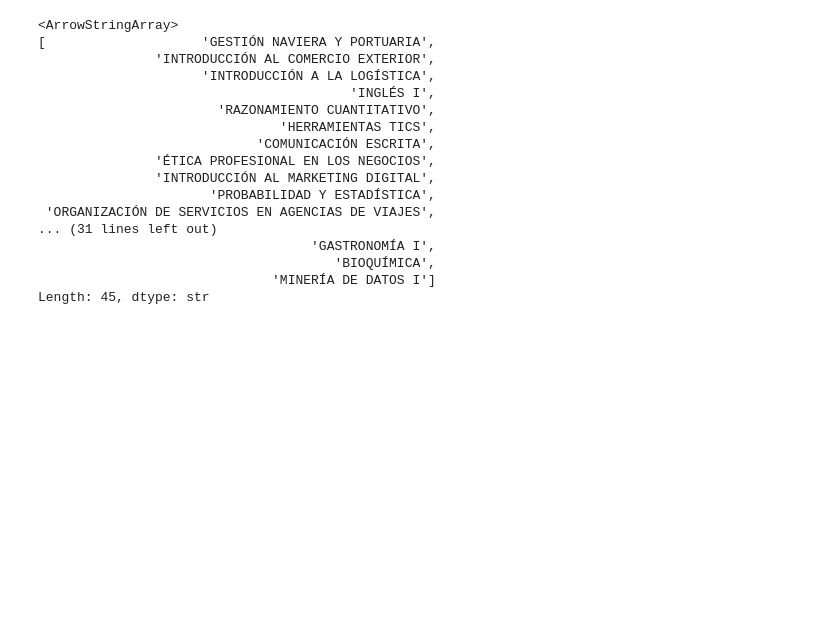
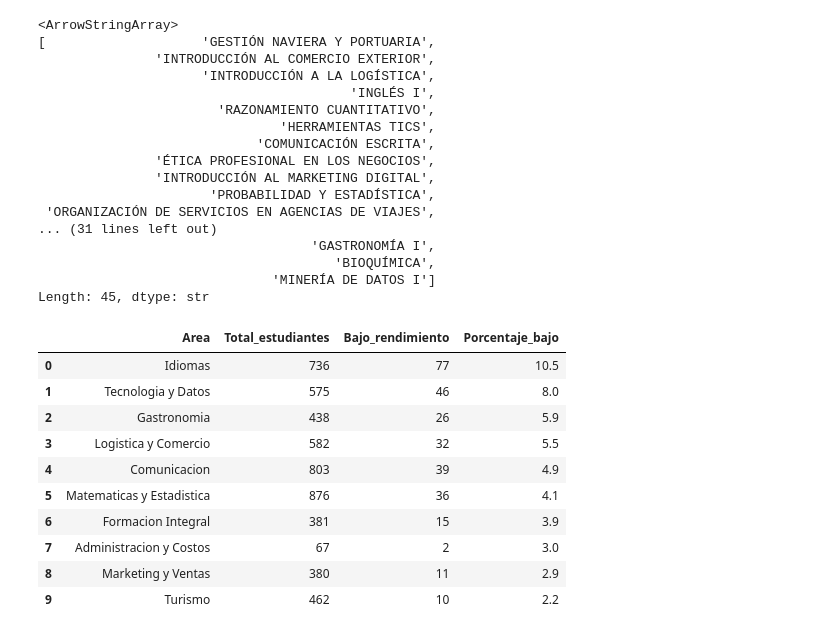
Before and after one commit to Mauricio8474/q10_project, a Jupyter notebook: notebooks/bajo_rendimiento.ipynb, the cells around one changed output. Saved outputs shown, nothing was run; the diff lists cells and outputs as text; code cells hidden in the pictures; blank space fills up the shorter version.

```diff
--- a/notebooks/bajo_rendimiento.ipynb
+++ b/notebooks/bajo_rendimiento.ipynb
@@ -215,3 +232,26 @@ asignaturas
                                       'BIOQUÍMICA',
                               'MINERÍA DE DATOS I']
 Length: 45, dtype: str
+# %%
+tabla_resumen_bajorendimiento_area = df.groupby(['Area']).agg(
+    Total_estudiantes=("bajo", "count"),
+    Bajo_rendimiento=("bajo", "sum"),
+    Porcentaje_bajo=("bajo", "mean")
+).reset_index()
+tabla_resumen_bajorendimiento_area["Porcentaje_bajo"] = (tabla_resumen_bajorendimiento_area["Porcentaje_bajo"] * 100).round(1)
+
+tabla_resumen_bajorendimiento_area = tabla_resumen_bajorendimiento_area.sort_values("Porcentaje_bajo", ascending=False).reset_index(drop=True)
+
+display(tabla_resumen_bajorendimiento_area[tabla_resumen_bajorendimiento_area['Bajo_rendimiento']>0])
+# %% [output]
+|  | Area | Total_estudiantes | Bajo_rendimiento | Porcentaje_bajo |
+| 0 | Idiomas | 736 | 77 | 10.5 |
+| 1 | Tecnologia y Datos | 575 | 46 | 8.0 |
+| 2 | Gastronomia | 438 | 26 | 5.9 |
+| 3 | Logistica y Comercio | 582 | 32 | 5.5 |
+| 4 | Comunicacion | 803 | 39 | 4.9 |
+| 5 | Matematicas y Estadistica | 876 | 36 | 4.1 |
+| 6 | Formacion Integral | 381 | 15 | 3.9 |
+| 7 | Administracion y Costos | 67 | 2 | 3.0 |
+| 8 | Marketing y Ventas | 380 | 11 | 2.9 |
+| 9 | Turismo | 462 | 10 | 2.2 |
```
Also changed, not shown: parts of 6 cells of this notebook.
